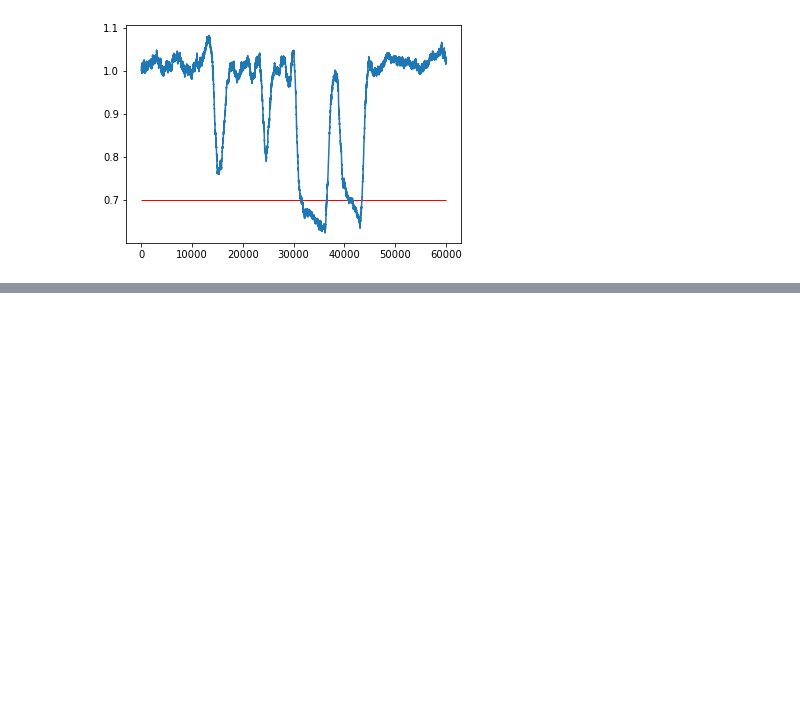
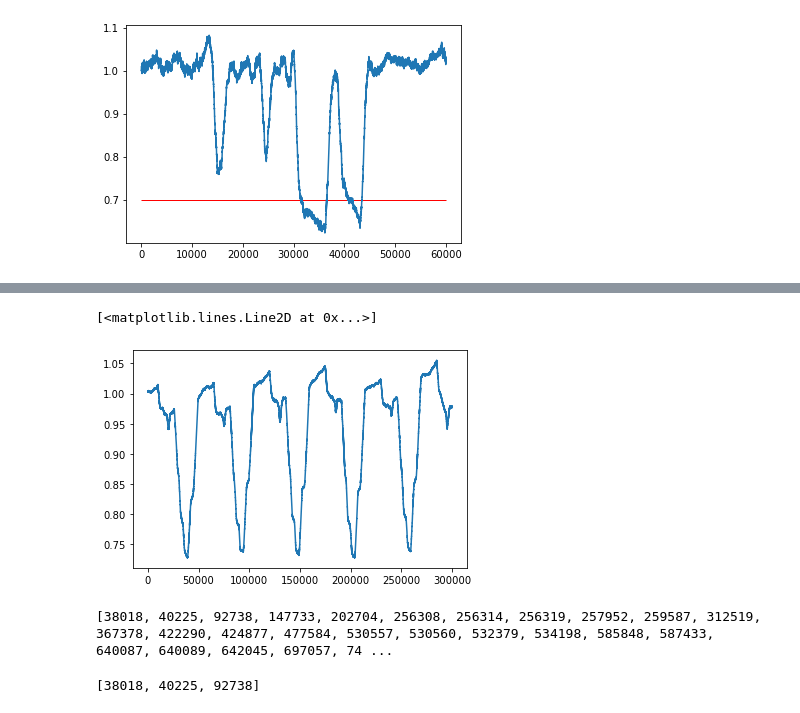
Before and after one commit to oune/meka_py, a Jupyter notebook: Untitled.ipynb, the cells around one changed output, grey strips where cells are left out. Saved outputs shown, nothing was run; the diff lists cells and outputs as text; code cells hidden in the pictures; blank space fills up the shorter version.

```diff
--- a/Untitled.ipynb
+++ b/Untitled.ipynb
@@ -188,0 +250,48 @@ plt.hlines(0.7, 0, 60000, color='red', linestyle='solid', linewidth=1)
+# %%
+def getSmoothData(data_index, window_size, end_size):
+    out = []
+
+    sum = 0
+    for i in tqdm(range(0, window_size)):
+        sum += abs(df[data_index][i])
+    sum /= window_size
+
+    for i in tqdm(range(window_size, end_size)):
+        sum *= window_size
+        sum += abs(df[data_index][i])
+        sum -= abs(df[data_index][i - window_size])
+        sum /= window_size
+
+        out.append(sum)
+
+    return out
+# %%
+l1 = getSmoothData(1, 10000, 6000000)
+# %%
+plt.plot(l1[:300000])
+# %% [output]
+[<matplotlib.lines.Line2D at 0x...>]
+[figure, added]
+# %%
+mids = []
+start = 0
+end = 0
+
+for i in tqdm(range(0, 1000000)):
+    value = l1[i]
+
+    if (value < 0.75):
+        if (start == 0):
+            start = i
+        end = i
+
+    if (value > 0.75):
+        if (start != 0):
+            mid = (int)((start + end) / 2)
+            mids.append(mid)
+
+            start = 0
+
+print(mids)
+# %% [output]
+[38018, 40225, 92738, 147733, 202704, 256308, 256314, 256319, 257952, 259587, 312519, 367378, 422290, 424877, 477584, 530557, 530560, 532379, 534198, 585848, 587433, 640087, 640089, 642045, 697057, 74 ...
@@ -188,0 +320,4 @@ plt.hlines(0.7, 0, 60000, color='red', linestyle='solid', linewidth=1)
+# %%
+getmids(l1, 100000, 0.75)
+# %% [output]
+[38018, 40225, 92738]
```
Also changed, not shown: parts of 25 cells of this notebook, 1 other file.
